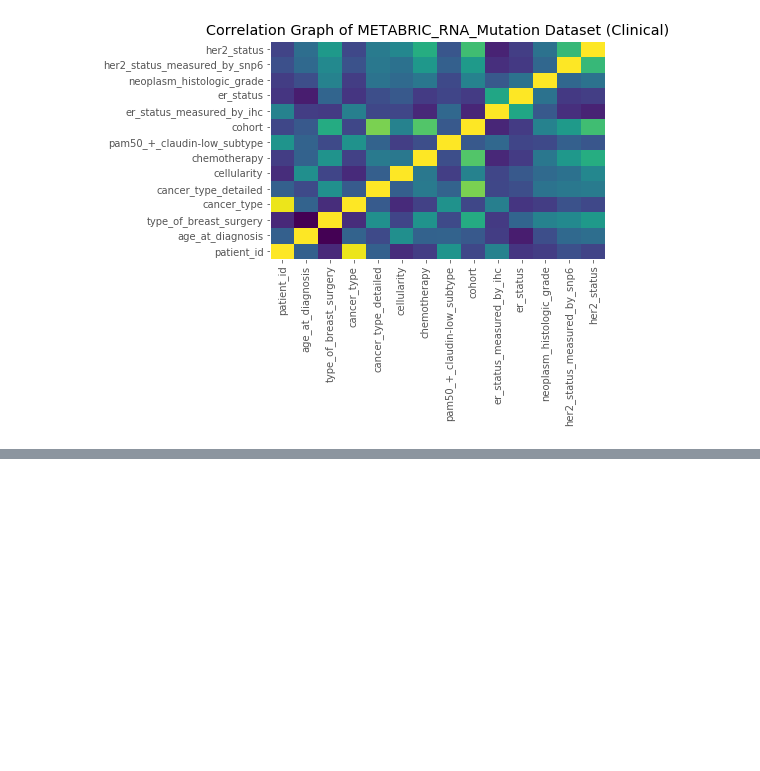
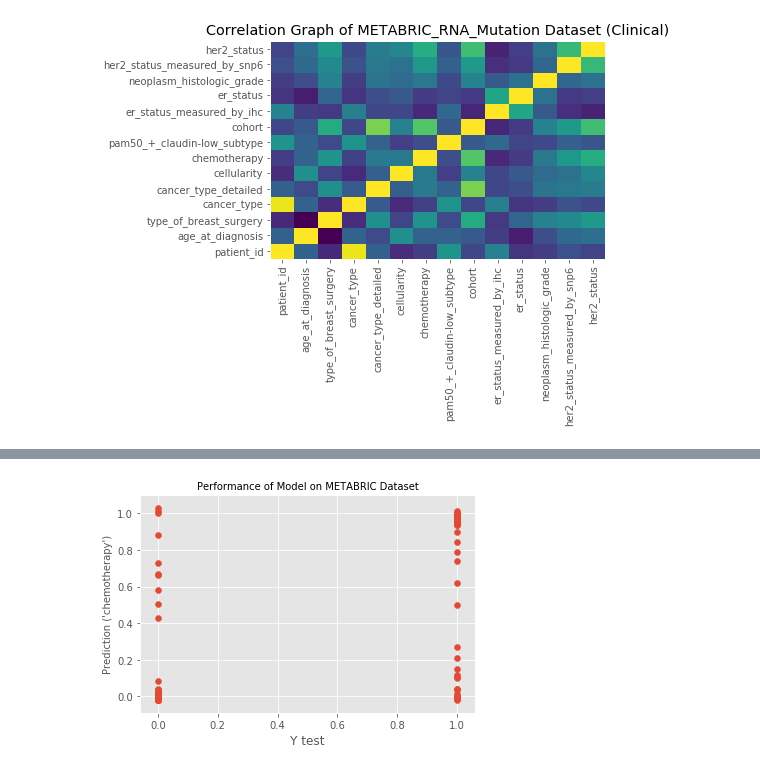
Before and after one commit to NM-Supercomputing-Challenge/Team8_Cancer_ML, a Jupyter notebook: data_vis.ipynb, the cells around one changed output, grey strips where cells are left out. Saved outputs shown, nothing was run; the diff lists cells and outputs as text; code cells hidden in the pictures; blank space fills up the shorter version.

```diff
--- a/data_vis.ipynb
+++ b/data_vis.ipynb
@@ -200,0 +240,9 @@ plt.show()
+# %%
+plt.style.use("ggplot")
+plt.scatter(x,y)
+plt.xlabel("Y test")
+plt.ylabel("Prediction ('chemotherapy')",fontsize=10)
+plt.title("Performance of Model on METABRIC Dataset",fontsize=10)
+plt.savefig("D:\\Cancer_Project\\Team8_Cancer_ML\\result_graphs\\Pred vs Y_test (METABRIC)(scatter).png")
+# %% [output]
+[figure, added]
```
Also changed, not shown: parts of 9 cells of this notebook.
